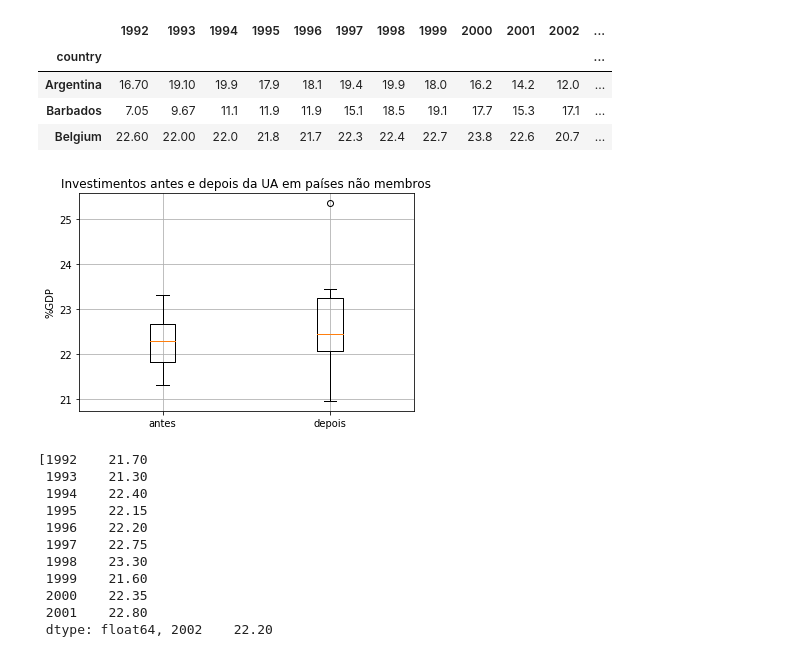
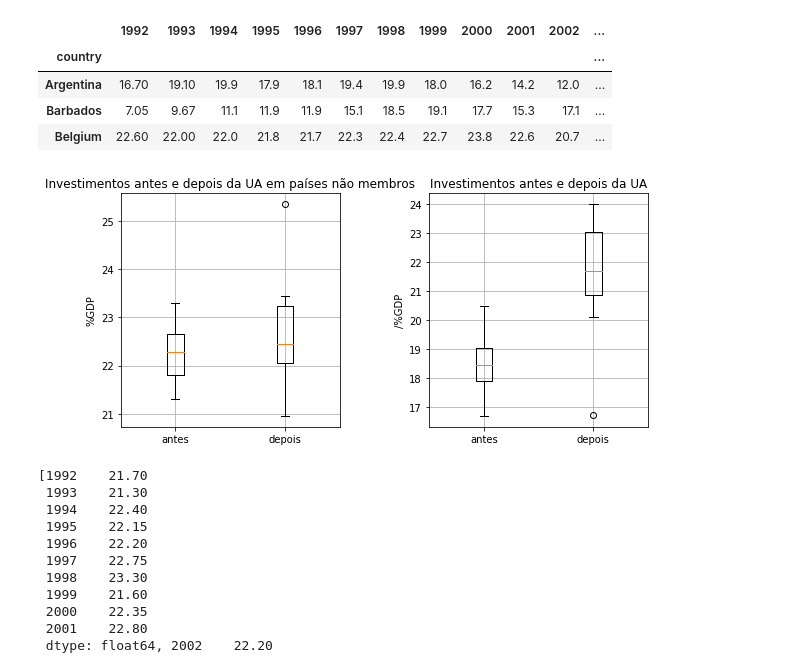
Before and after one commit to beatrizbernardino/Africa_DataAnalysis, a Jupyter notebook: projeto1.ipynb, the cells around one changed output. Cells and saved outputs as stored; diff of their text form; code cells hidden in the pictures.

```diff
--- a/projeto1.ipynb
+++ b/projeto1.ipynb
@@ -108,17 +108,26 @@ paises_fora.head(3)
 # %%
 colunas_antes = paises_fora.columns <2002
 colunas_depois = paises_fora.columns>=2002
 
-plt.figure()
+plt.figure(figsize=(13, 4))
+plt.subplot(131)
 plt.boxplot([paises_fora.loc[:, colunas_antes].median().values,
              paises_fora.loc[:, colunas_depois].median().values])
 plt.gca().set_xticklabels(['antes', 'depois'])
 plt.title('Investimentos antes e depois da UA em países não membros')
 plt.ylabel('%GDP')
 plt.grid(which='both')
+plt.tight_layout()
+plt.subplot(132)
+a=plt.boxplot([paises_ua.loc[:, colunas_antes].median().values,
+             paises_ua.loc[:, colunas_depois].median().values])
+plt.gca().set_xticklabels(['antes', 'depois'])
+plt.title('Investimentos antes e depois da UA')
+plt.ylabel('/%GDP')
+plt.grid(which='both')
 plt.show()
 # %% [output]
-[figure, old version]
+[figure, new version]
 # %%
 [paises_fora.loc[:, colunas_antes].median(),  paises_fora.loc[:, colunas_depois].median()]
 # %% [output]
```
Also changed, not shown: parts of 10 cells of this notebook.
